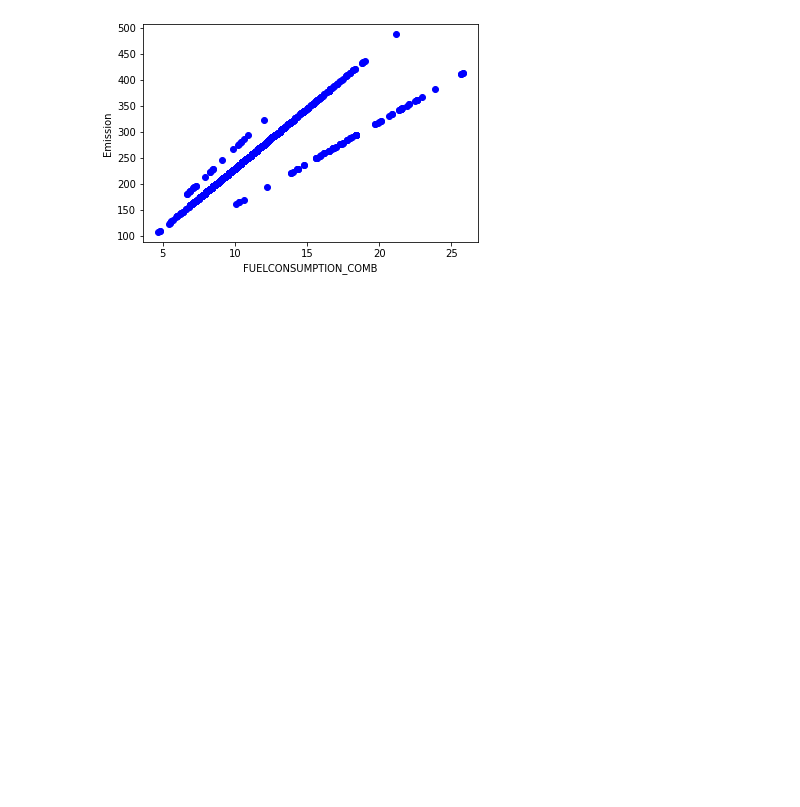
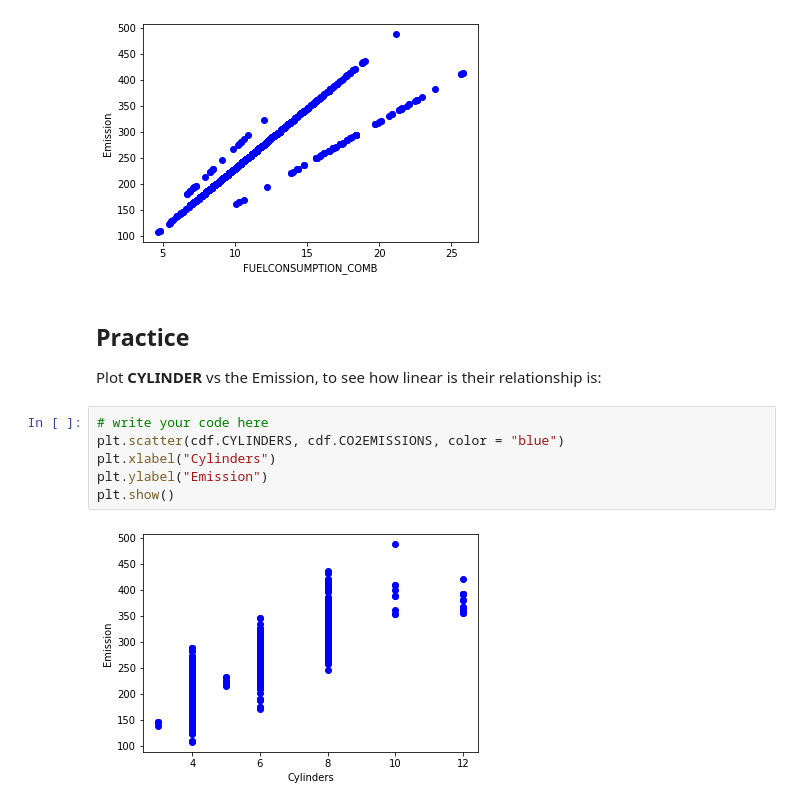
Before and after one commit to AnkitPatel745/Simple-Linear-Regression-Predictive-Model-Co2Emmison, a Jupyter notebook: Reg_Simple_Linear_Regression_Co2.ipynb, the cells around one changed output. Saved outputs shown, nothing was run; the diff lists cells and outputs as text; blank space fills up the shorter version.

```diff
--- a/Reg_Simple_Linear_Regression_Co2.ipynb
+++ b/Reg_Simple_Linear_Regression_Co2.ipynb
@@ -130,3 +130,15 @@ plt.ylabel("Emission")
 plt.show()
 # %% [output]
 [figure]
+# %% [markdown]
+## Practice
+
+Plot **CYLINDER** vs the Emission, to see how linear is their relationship is:
+# %%
+# write your code here
+plt.scatter(cdf.CYLINDERS, cdf.CO2EMISSIONS, color = "blue")
+plt.xlabel("Cylinders")
+plt.ylabel("Emission")
+plt.show()
+# %% [output]
+[figure, added]
```
Also changed, not shown: parts of 1 cell of this notebook.
